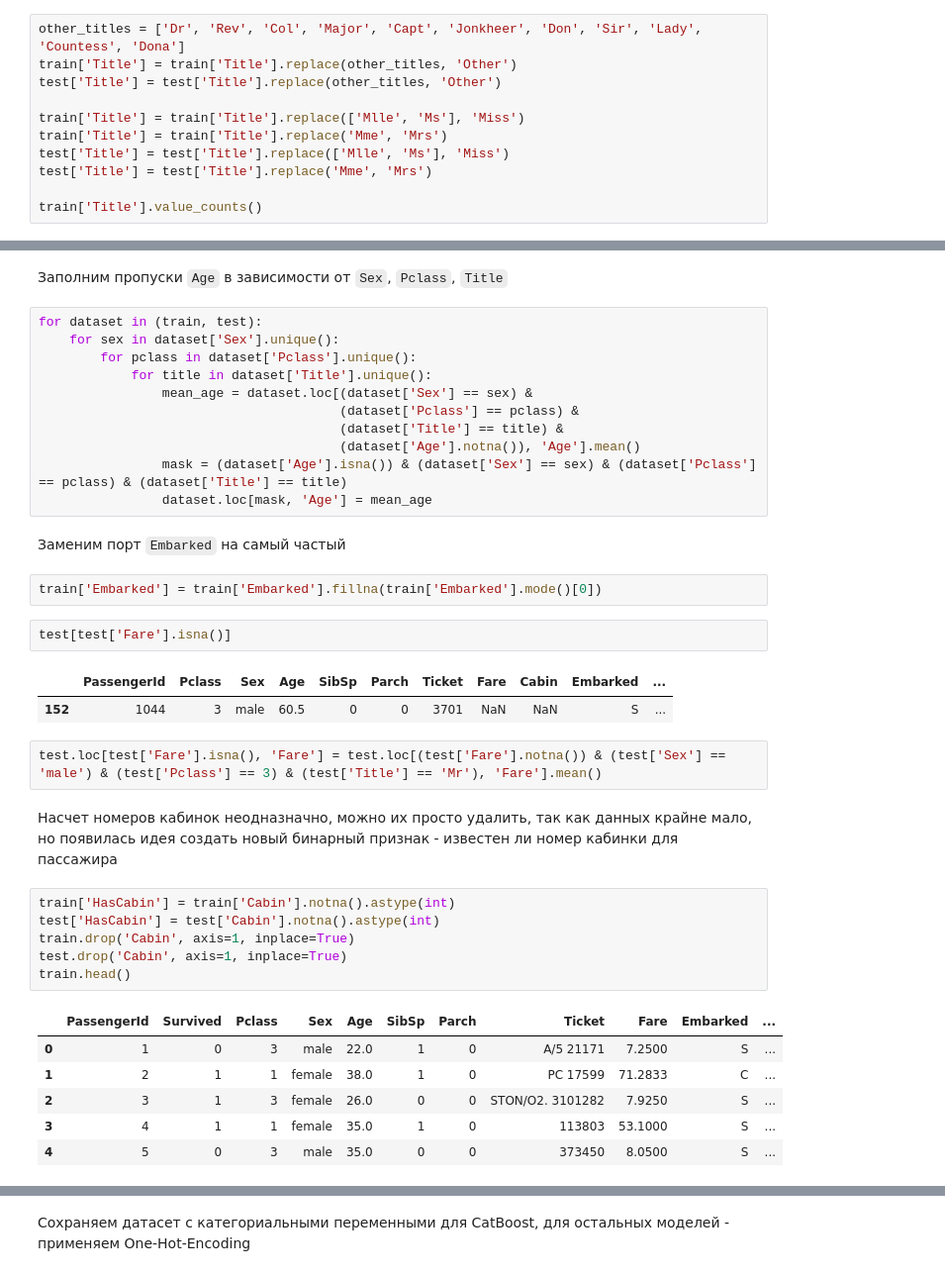
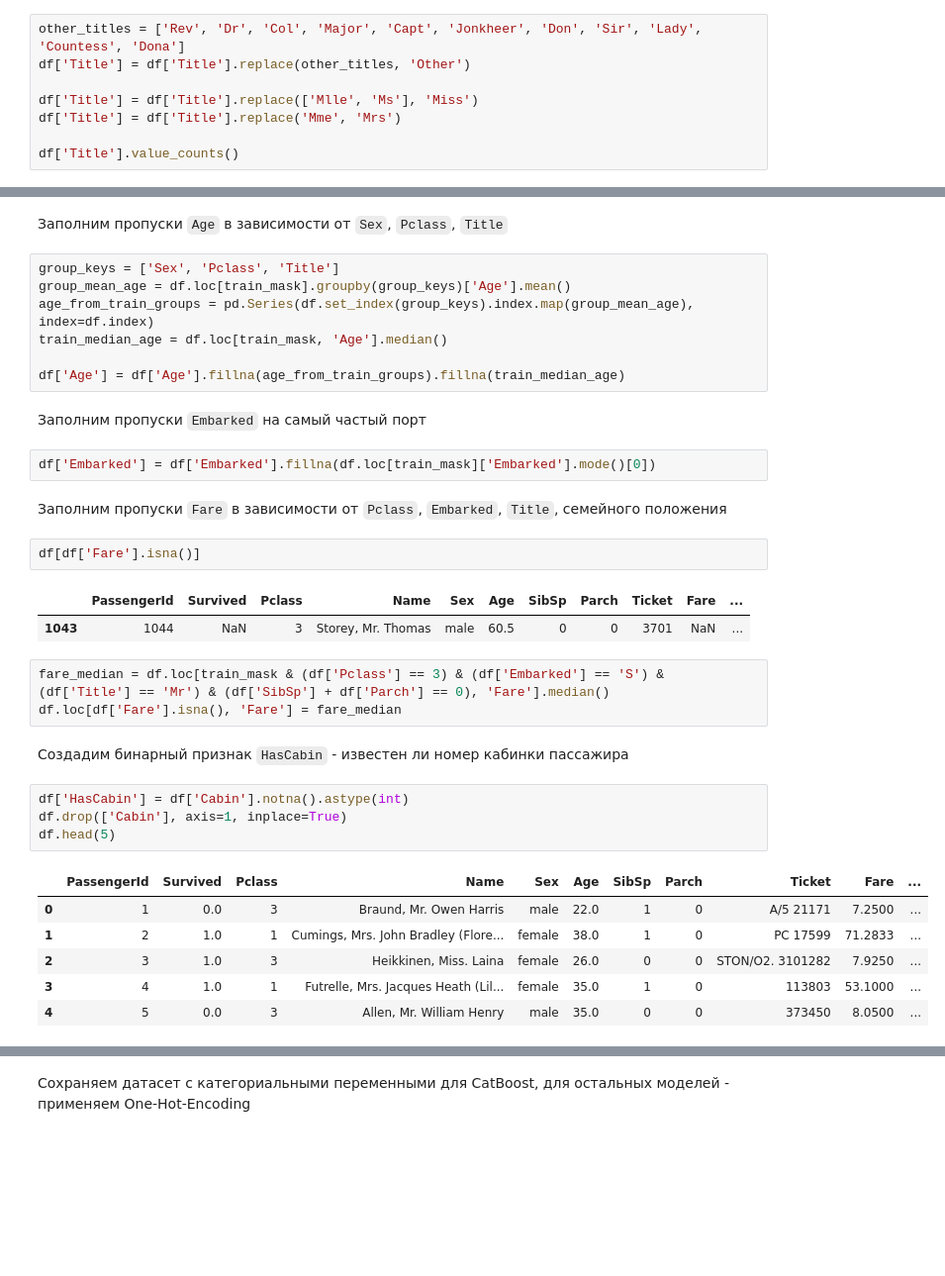
Before and after one commit to mukhamed-nnn/titanic, a Jupyter notebook: eda.ipynb, the cells around one changed output, grey strips where cells are left out. Shown at 99% size. Cells and saved outputs as stored; diff of their text form; blank space fills up the shorter version.

```diff
--- a/eda.ipynb
+++ b/eda.ipynb
@@ -136,13 +133,10 @@ Name: count, dtype: int64
 # %%
-other_titles = ['Dr', 'Rev', 'Col', 'Major', 'Capt', 'Jonkheer', 'Don', 'Sir', 'Lady', 'Countess', 'Dona']
-train['Title'] = train['Title'].replace(other_titles, 'Other')
-test['Title'] = test['Title'].replace(other_titles, 'Other')
+other_titles = ['Rev', 'Dr', 'Col', 'Major', 'Capt', 'Jonkheer', 'Don', 'Sir', 'Lady', 'Countess', 'Dona']
+df['Title'] = df['Title'].replace(other_titles, 'Other')
 
-train['Title'] = train['Title'].replace(['Mlle', 'Ms'], 'Miss')
-train['Title'] = train['Title'].replace('Mme', 'Mrs')
-test['Title'] = test['Title'].replace(['Mlle', 'Ms'], 'Miss')
-test['Title'] = test['Title'].replace('Mme', 'Mrs')
+df['Title'] = df['Title'].replace(['Mlle', 'Ms'], 'Miss')
+df['Title'] = df['Title'].replace('Mme', 'Mrs')
 
-train['Title'].value_counts()
+df['Title'].value_counts()
 # %% [output]
 Title
@@ -176,40 +172,37 @@ Master     4.574167
 Name: Age, dtype: float64
 # %% [markdown]
 Заполним пропуски `Age` в зависимости от `Sex`, `Pclass`, `Title`
-# %%
-for dataset in (train, test):
-    for sex in dataset['Sex'].unique():
-        for pclass in dataset['Pclass'].unique():
-            for title in dataset['Title'].unique():
-                mean_age = dataset.loc[(dataset['Sex'] == sex) &
-                                       (dataset['Pclass'] == pclass) &
-                                       (dataset['Title'] == title) &
-                                       (dataset['Age'].notna()), 'Age'].mean()
-                mask = (dataset['Age'].isna()) & (dataset['Sex'] == sex) & (dataset['Pclass'] == pclass) & (dataset['Title'] == title)
-                dataset.loc[mask, 'Age'] = mean_age
+# %%
+group_keys = ['Sex', 'Pclass', 'Title']
+group_mean_age = df.loc[train_mask].groupby(group_keys)['Age'].mean()
+age_from_train_groups = pd.Series(df.set_index(group_keys).index.map(group_mean_age), index=df.index)
+train_median_age = df.loc[train_mask, 'Age'].median()
+
+df['Age'] = df['Age'].fillna(age_from_train_groups).fillna(train_median_age)
 # %% [markdown]
-Заменим порт `Embarked` на самый частый
+Заполним пропуски `Embarked` на самый частый порт
 # %%
-train['Embarked'] = train['Embarked'].fillna(train['Embarked'].mode()[0])
+df['Embarked'] = df['Embarked'].fillna(df.loc[train_mask]['Embarked'].mode()[0])
+# %% [markdown]
+Заполним пропуски `Fare` в зависимости от `Pclass`, `Embarked`, `Title`, семейного положения
 # %%
-test[test['Fare'].isna()]
+df[df['Fare'].isna()]
 # %% [output]
-|  | PassengerId | Pclass | Sex | Age | SibSp | Parch | Ticket | Fare | Cabin | Embarked | ... |
-| 152 | 1044 | 3 | male | 60.5 | 0 | 0 | 3701 | NaN | NaN | S | ... |
+|  | PassengerId | Survived | Pclass | Name | Sex | Age | SibSp | Parch | Ticket | Fare | ... |
+| 1043 | 1044 | NaN | 3 | Storey, Mr. Thomas | male | 60.5 | 0 | 0 | 3701 | NaN | ... |
-# %%
-test.loc[test['Fare'].isna(), 'Fare'] = test.loc[(test['Fare'].notna()) & (test['Sex'] == 'male') & (test['Pclass'] == 3) & (test['Title'] == 'Mr'), 'Fare'].mean()
-# %% [markdown]
-Насчет номеров кабинок неодназначно, можно их просто удалить, так как данных крайне мало, но появилась идея создать новый бинарный признак - известен ли номер кабинки для пассажира
+# %%
+fare_median = df.loc[train_mask & (df['Pclass'] == 3) & (df['Embarked'] == 'S') & (df['Title'] == 'Mr') & (df['SibSp'] + df['Parch'] == 0), 'Fare'].median()
+df.loc[df['Fare'].isna(), 'Fare'] = fare_median
+# %% [markdown]
+Создадим бинарный признак `HasCabin` - известен ли номер кабинки пассажира
 # %%
-train['HasCabin'] = train['Cabin'].notna().astype(int)
-test['HasCabin'] = test['Cabin'].notna().astype(int)
-train.drop('Cabin', axis=1, inplace=True)
-test.drop('Cabin', axis=1, inplace=True)
-train.head()
+df['HasCabin'] = df['Cabin'].notna().astype(int)
+df.drop(['Cabin'], axis=1, inplace=True)
+df.head(5)
 # %% [output]
-|  | PassengerId | Survived | Pclass | Sex | Age | SibSp | Parch | Ticket | Fare | Embarked | ... |
-| 0 | 1 | 0 | 3 | male | 22.0 | 1 | 0 | A/5 21171 | 7.2500 | S | ... |
-| 1 | 2 | 1 | 1 | female | 38.0 | 1 | 0 | PC 17599 | 71.2833 | C | ... |
-| 2 | 3 | 1 | 3 | female | 26.0 | 0 | 0 | STON/O2. 3101282 | 7.9250 | S | ... |
-| 3 | 4 | 1 | 1 | female | 35.0 | 1 | 0 | 113803 | 53.1000 | S | ... |
-| 4 | 5 | 0 | 3 | male | 35.0 | 0 | 0 | 373450 | 8.0500 | S | ... |
+|  | PassengerId | Survived | Pclass | Name | Sex | Age | SibSp | Parch | Ticket | Fare | ... |
+| 0 | 1 | 0.0 | 3 | Braund, Mr. Owen Harris | male | 22.0 | 1 | 0 | A/5 21171 | 7.2500 | ... |
+| 1 | 2 | 1.0 | 1 | Cumings, Mrs. John Bradley (Flore... | female | 38.0 | 1 | 0 | PC 17599 | 71.2833 | ... |
+| 2 | 3 | 1.0 | 3 | Heikkinen, Miss. Laina | female | 26.0 | 0 | 0 | STON/O2. 3101282 | 7.9250 | ... |
+| 3 | 4 | 1.0 | 1 | Futrelle, Mrs. Jacques Heath (Lil... | female | 35.0 | 1 | 0 | 113803 | 53.1000 | ... |
+| 4 | 5 | 0.0 | 3 | Allen, Mr. William Henry | male | 35.0 | 0 | 0 | 373450 | 8.0500 | ... |
```
Also changed, not shown: parts of 182 cells of this notebook, 8 other files.
